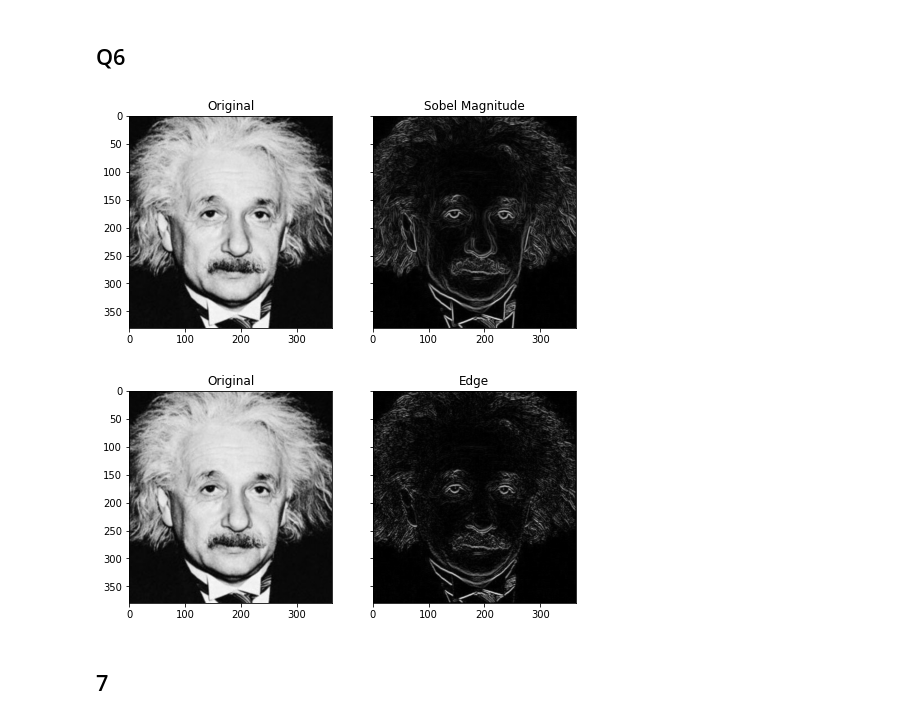
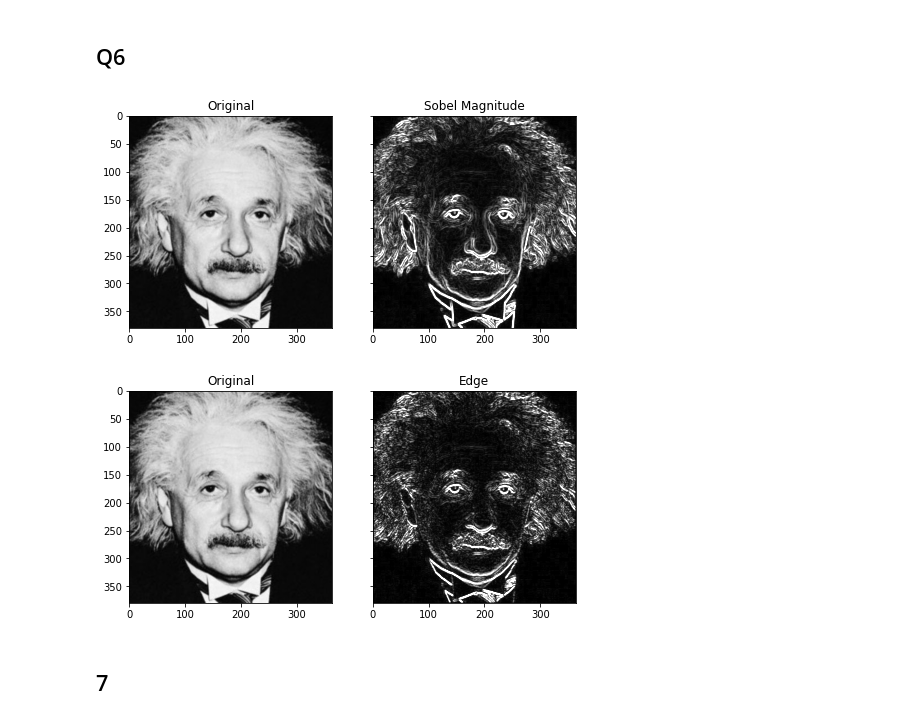
Before and after one commit to muditha11/ImageProcessingAndMachineVision, a Jupyter notebook: assignment 1/assignment1.ipynb, the cells around one changed output. Saved outputs shown, nothing was run; the diff lists cells and outputs as text; code cells hidden in the pictures.

```diff
--- a/assignment 1/assignment1.ipynb
+++ b/assignment 1/assignment1.ipynb
@@ -252,32 +252,32 @@ SSD= 1609982256
 # %%
 #######################  a  #######################
 img = cv2.imread("einstein.png",cv2.IMREAD_GRAYSCALE).astype(np.float32)
 assert img is not None
 
 #sobel verical
 kernelver = np.array([(-1,-2,-1),(0,0,0),(1,2,1)],dtype='float')
 imgv = cv2.filter2D(img,-1,kernelver)
 #sobel horizontal
 kernelhor = np.array([(-1,0,1),(0,0,0),(-2,0,2)],dtype='float')
 imgh = cv2.filter2D(img,-1,kernelhor)
 #sobel magnitude
 mag = np.sqrt(imgv**2+imgh**2)
 
 fig,axes = plt.subplots(1,2,sharex='all',sharey='all',figsize=(8,8))
 
 axes[0].imshow(img,cmap = 'gray')
 axes[0].set_title("Original")
 
-axes[1].imshow(mag,cmap = 'gray')
+axes[1].imshow(mag,cmap = 'gray',vmin=0,vmax=255)
 axes[1].set_title("Sobel Magnitude")
 plt.show()
 # %% [output]
-[figure, old version]
+[figure, new version]
 # %%
 #######################  b  #######################
 def kernalConv(img,kernal):
     if kernal.shape[0]>1:
-        gap = kernal.shape[0]-2
+        gap = int(kernal.shape[0]/2)
     else:
         gap = 0
     rows = img.shape[0]
@@ -305,11 +305,11 @@ fig,axes = plt.subplots(1,2,sharex='all',sharey='all',figsize=(8,8))
 axes[0].imshow(img,cmap = 'gray')
 axes[0].set_title("Original")
 
-axes[1].imshow(mag,cmap = 'gray')
+axes[1].imshow(mag,cmap = 'gray',vmin=0,vmax=255)
 axes[1].set_title("Edge")
 plt.show()
 # %% [output]
-[figure, old version]
+[figure, new version]
 # %%
 #######################  c  #######################
 # %% [markdown]
```
Also changed, not shown: 4 other files.
